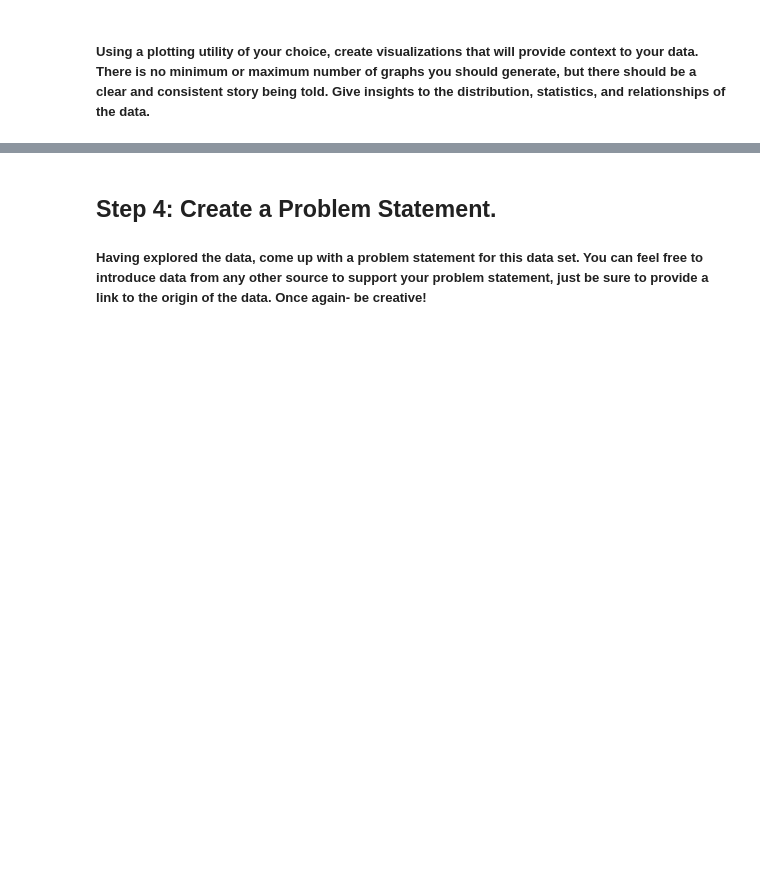
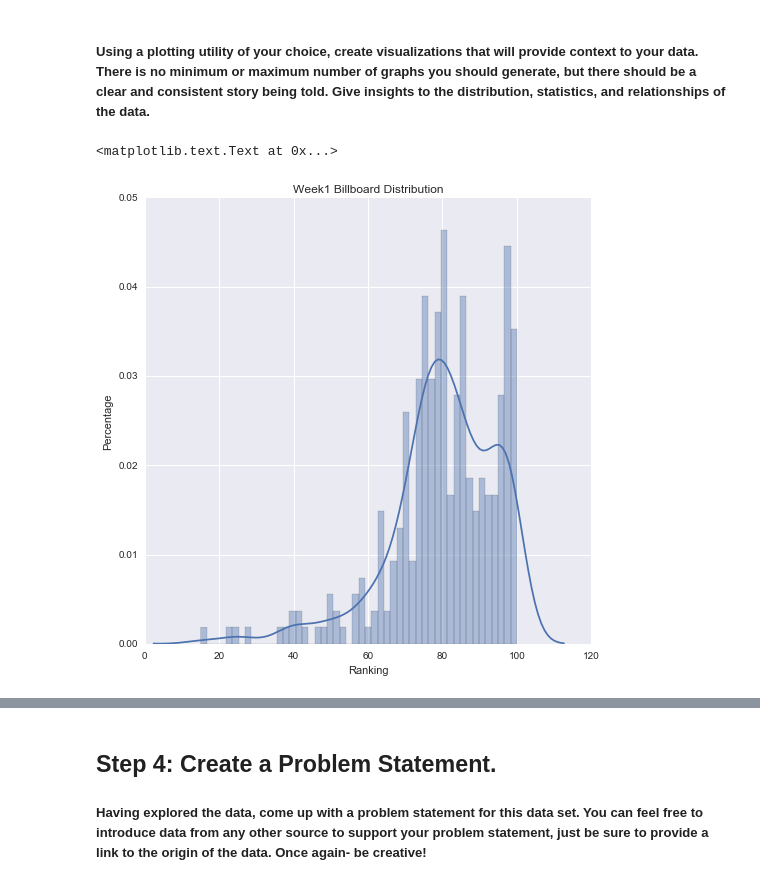
Before and after one commit to stavgrossfeld/GA-Data-Science-Immersive, a Jupyter notebook: projects/project-02/starter-code/project_2.ipynb, the cells around one changed output, grey strips where cells are left out. Cells and saved outputs as stored; diff of their text form; code cells hidden in the pictures; blank space fills up the shorter version.

```diff
--- a/projects/project-02/starter-code/project_2.ipynb
+++ b/projects/project-02/starter-code/project_2.ipynb
@@ -108,3 +93,28 @@ abcdefghijklmnopqrstuvwxyz
 | 3 | 2000 | Madonna | Music | 3:45 | Rock | 2000-08-12 | 2000-09-16 | 41 | 23.0 | ... |
 | 4 | 2000 | Aguilera, Christina | Come On Over Baby (All I Want Is ... | 3:38 | Rock | 2000-08-05 | 2000-10-14 | 57 | 47.0 | ... |
 5 rows × 83 columns
+# %%
+billboard.columns = map(lambda x: x.replace('x', ''), billboard)
+
+billboard.columns = ['year', 'artist', 'track', 'time', 'genre', 'date_entered',
+       'date_peaked', '1st_week', '2nd_week', '3rd_week', '4th_week',
+       '5th_week', '6th_week', '7th_week', '8th_week', '9th_week',
+       '10th_week', '11th_week', '12th_week', '13th_wek', '14th_week',
+       '15th_week', '16th_week', '17th_week', '18th_week', '19th_week',
+       '20th_week', '21st_week', '22nd_week', '23rd_week', '24th_week',
+       '25th_week', '26th_week', '27th_week', '28th_week', '29th_week',
+       '30th_week', '31st_week', '32nd_week', '33rd_week', '34th_week',
+       '35th_week', '36th_week', '37th_week', '38th_week', '39th_week',
+       '40th_week', '41st_week', '42nd_week', '43rd_week', '44th_week',
+       '45th_week', '46th_week', '47th_week', '48th_week', '49th_week',
+       '50th_week', '51st_week', '52nd_week', '53rd_week', '54th_week',
+       '55th_week', '56th_week', '57th_week', '58th_week', '59th_week',
+       '60th_week', '61st_week', '62nd_week', '63rd_week', '64th_week',
+       '65th_week', '66th_week', '67th_week', '68th_week', '69th_week',
+       '70th_week', '71st_week', '72nd_week', '73rd_week', '74th_week',
+       '75th_week', '76th_week']
+
+
+
+
+##manually edited names
@@ -155,10 +179,13 @@ print week1.columns    #how our billboard stacks for week 1
 ##### Using a plotting utility of your choice, create visualizations that will provide context to your data. There is no minimum or maximum number of graphs you should generate, but there should be a clear and consistent story being told. Give insights to the distribution, statistics, and relationships of the data.
 # %%
 sns.set(rc={"figure.figsize": (8, 8)})
-g = sns.distplot(week1.ranking,50)
+g = sns.distplot(clean_billboard['1st_week'],50)
 g.set_title('Week1 Billboard Distribution')
 g.set_xlabel('Ranking')
 g.set_ylabel('Percentage')
+# %% [output]
+<matplotlib.text.Text at 0x...>
+[figure, added]
 # %%
 # week 1 sorted ranking now write function to get data on all weeks for these songs
 
```
Also changed, not shown: parts of 9 cells of this notebook.
